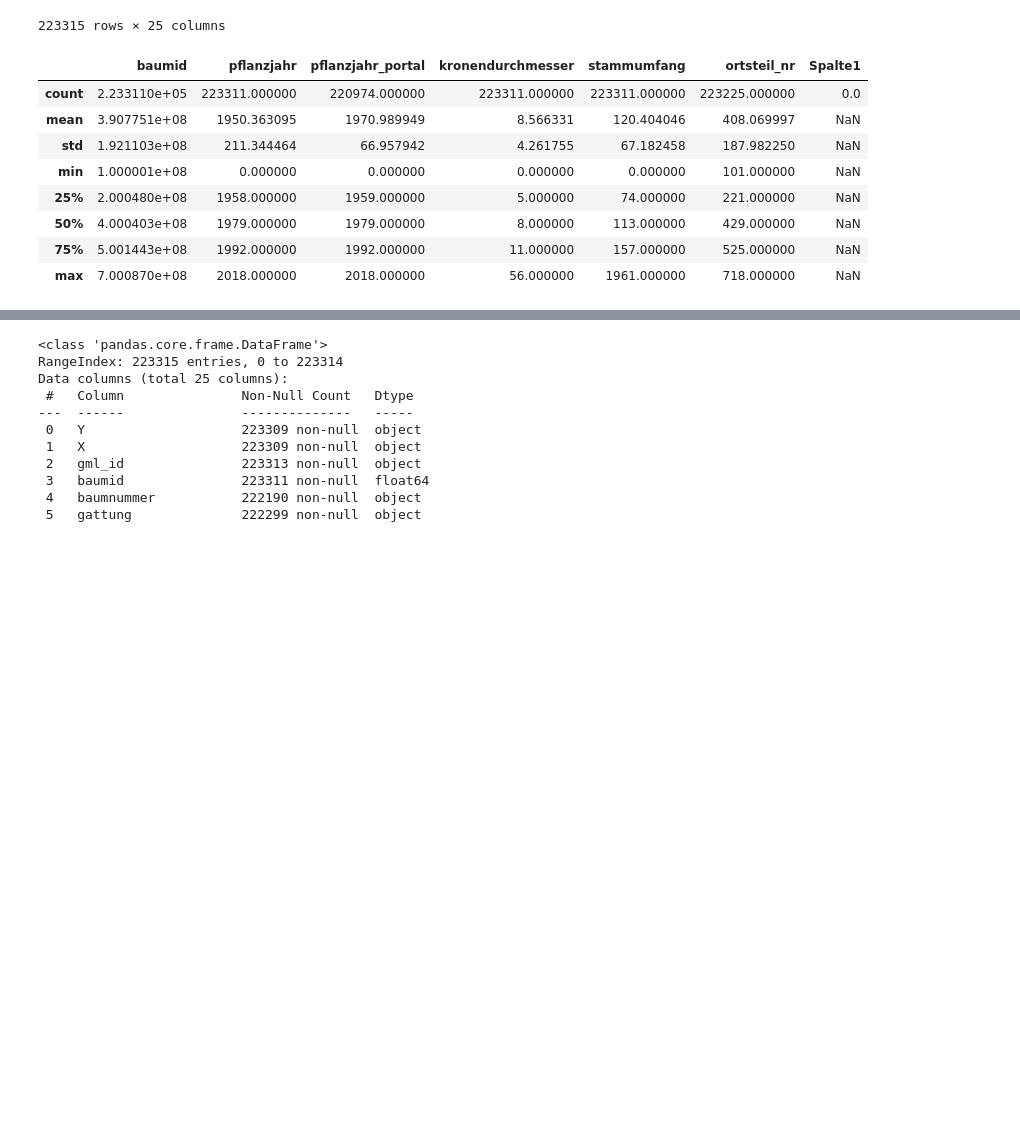
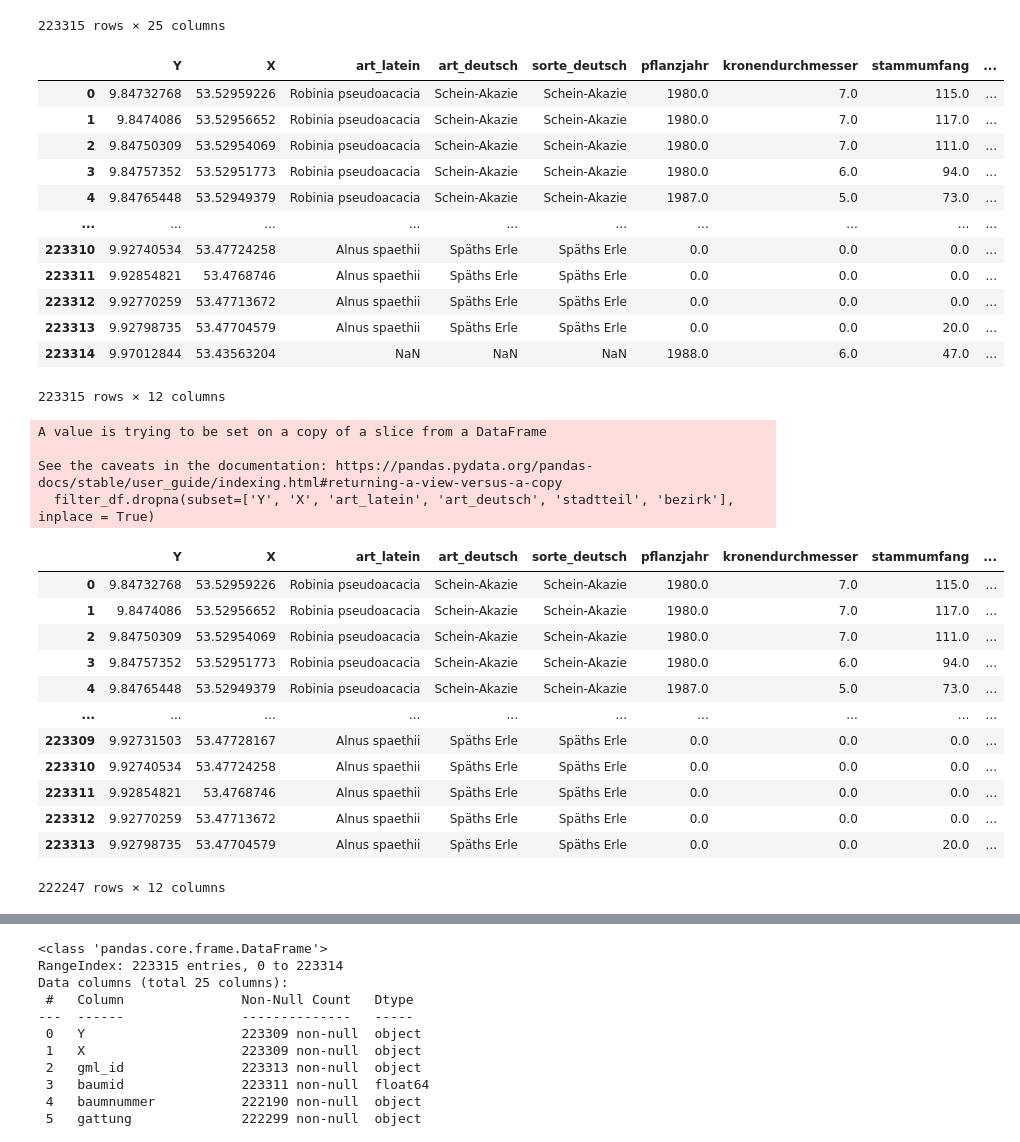
Before and after one commit to franasa/git_tutorial, a Jupyter notebook: erste_analyse.ipynb, the cells around one changed output, grey strips where cells are left out. Drawn from its saved outputs; the diff is of its cells as text; code cells hidden in the pictures; blank space fills up the shorter version.

```diff
--- a/erste_analyse.ipynb
+++ b/erste_analyse.ipynb
@@ -19,13 +19,45 @@ data_baume
 223315 rows × 25 columns
 # %%
 data_baume.describe() #gibt summary statistics aus mittelwert, median, STD und co.
+data_baume.columns #gibt Bezeichnungen der Spalten aus
+
+
+# in einer neuen Liste (mit inner list) sortieren wir die für uns wichtigen Spalten heraus
+filter_df = data_baume[['Y', 'X', 'art_latein', 'art_deutsch', 'sorte_deutsch', 'pflanzjahr', 'kronendurchmesser',
+            'stammumfang', 'strasse', 'hausnummer', 'stadtteil', 'bezirk']]
+display(filter_df)
+
+filter_df.dropna(subset=['Y', 'X', 'art_latein', 'art_deutsch', 'stadtteil', 'bezirk'], inplace = True)
+
+filter_df
 # %% [output]
-|  | baumid | pflanzjahr | pflanzjahr_portal | kronendurchmesser | stammumfang | ortsteil_nr | Spalte1 |
-| count | 2.233110e+05 | 223311.000000 | 220974.000000 | 223311.000000 | 223311.000000 | 223225.000000 | 0.0 |
-| mean | 3.907751e+08 | 1950.363095 | 1970.989949 | 8.566331 | 120.404046 | 408.069997 | NaN |
-| std | 1.921103e+08 | 211.344464 | 66.957942 | 4.261755 | 67.182458 | 187.982250 | NaN |
-| min | 1.000001e+08 | 0.000000 | 0.000000 | 0.000000 | 0.000000 | 101.000000 | NaN |
-| 25% | 2.000480e+08 | 1958.000000 | 1959.000000 | 5.000000 | 74.000000 | 221.000000 | NaN |
-| 50% | 4.000403e+08 | 1979.000000 | 1979.000000 | 8.000000 | 113.000000 | 429.000000 | NaN |
-| 75% | 5.001443e+08 | 1992.000000 | 1992.000000 | 11.000000 | 157.000000 | 525.000000 | NaN |
-| max | 7.000870e+08 | 2018.000000 | 2018.000000 | 56.000000 | 1961.000000 | 718.000000 | NaN |
+|  | Y | X | art_latein | art_deutsch | sorte_deutsch | pflanzjahr | kronendurchmesser | stammumfang | ... |
+| 0 | 9.84732768 | 53.52959226 | Robinia pseudoacacia | Schein-Akazie | Schein-Akazie | 1980.0 | 7.0 | 115.0 | ... |
+| 1 | 9.8474086 | 53.52956652 | Robinia pseudoacacia | Schein-Akazie | Schein-Akazie | 1980.0 | 7.0 | 117.0 | ... |
+| 2 | 9.84750309 | 53.52954069 | Robinia pseudoacacia | Schein-Akazie | Schein-Akazie | 1980.0 | 7.0 | 111.0 | ... |
+| 3 | 9.84757352 | 53.52951773 | Robinia pseudoacacia | Schein-Akazie | Schein-Akazie | 1980.0 | 6.0 | 94.0 | ... |
+| 4 | 9.84765448 | 53.52949379 | Robinia pseudoacacia | Schein-Akazie | Schein-Akazie | 1987.0 | 5.0 | 73.0 | ... |
+| ... | ... | ... | ... | ... | ... | ... | ... | ... | ... |
+| 223310 | 9.92740534 | 53.47724258 | Alnus spaethii | Späths Erle | Späths Erle | 0.0 | 0.0 | 0.0 | ... |
+| 223311 | 9.92854821 | 53.4768746 | Alnus spaethii | Späths Erle | Späths Erle | 0.0 | 0.0 | 0.0 | ... |
+| 223312 | 9.92770259 | 53.47713672 | Alnus spaethii | Späths Erle | Späths Erle | 0.0 | 0.0 | 0.0 | ... |
+| 223313 | 9.92798735 | 53.47704579 | Alnus spaethii | Späths Erle | Späths Erle | 0.0 | 0.0 | 20.0 | ... |
+| 223314 | 9.97012844 | 53.43563204 | NaN | NaN | NaN | 1988.0 | 6.0 | 47.0 | ... |
+223315 rows × 12 columns
+A value is trying to be set on a copy of a slice from a DataFrame
+
+See the caveats in the documentation: https://pandas.pydata.org/pandas-docs/stable/user_guide/indexing.html#returning-a-view-versus-a-copy
+  filter_df.dropna(subset=['Y', 'X', 'art_latein', 'art_deutsch', 'stadtteil', 'bezirk'], inplace = True)
+|  | Y | X | art_latein | art_deutsch | sorte_deutsch | pflanzjahr | kronendurchmesser | stammumfang | ... |
+| 0 | 9.84732768 | 53.52959226 | Robinia pseudoacacia | Schein-Akazie | Schein-Akazie | 1980.0 | 7.0 | 115.0 | ... |
+| 1 | 9.8474086 | 53.52956652 | Robinia pseudoacacia | Schein-Akazie | Schein-Akazie | 1980.0 | 7.0 | 117.0 | ... |
+| 2 | 9.84750309 | 53.52954069 | Robinia pseudoacacia | Schein-Akazie | Schein-Akazie | 1980.0 | 7.0 | 111.0 | ... |
+| 3 | 9.84757352 | 53.52951773 | Robinia pseudoacacia | Schein-Akazie | Schein-Akazie | 1980.0 | 6.0 | 94.0 | ... |
+| 4 | 9.84765448 | 53.52949379 | Robinia pseudoacacia | Schein-Akazie | Schein-Akazie | 1987.0 | 5.0 | 73.0 | ... |
+| ... | ... | ... | ... | ... | ... | ... | ... | ... | ... |
+| 223309 | 9.92731503 | 53.47728167 | Alnus spaethii | Späths Erle | Späths Erle | 0.0 | 0.0 | 0.0 | ... |
+| 223310 | 9.92740534 | 53.47724258 | Alnus spaethii | Späths Erle | Späths Erle | 0.0 | 0.0 | 0.0 | ... |
+| 223311 | 9.92854821 | 53.4768746 | Alnus spaethii | Späths Erle | Späths Erle | 0.0 | 0.0 | 0.0 | ... |
+| 223312 | 9.92770259 | 53.47713672 | Alnus spaethii | Späths Erle | Späths Erle | 0.0 | 0.0 | 0.0 | ... |
+| 223313 | 9.92798735 | 53.47704579 | Alnus spaethii | Späths Erle | Späths Erle | 0.0 | 0.0 | 20.0 | ... |
+222247 rows × 12 columns
```
Also changed, not shown: parts of 7 cells of this notebook, 1 other file.
